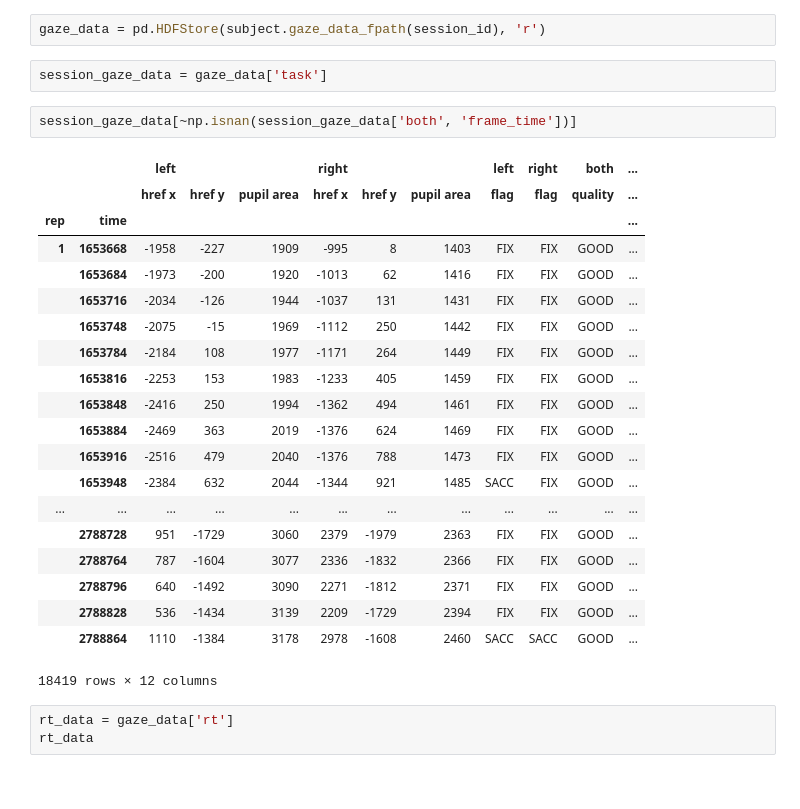
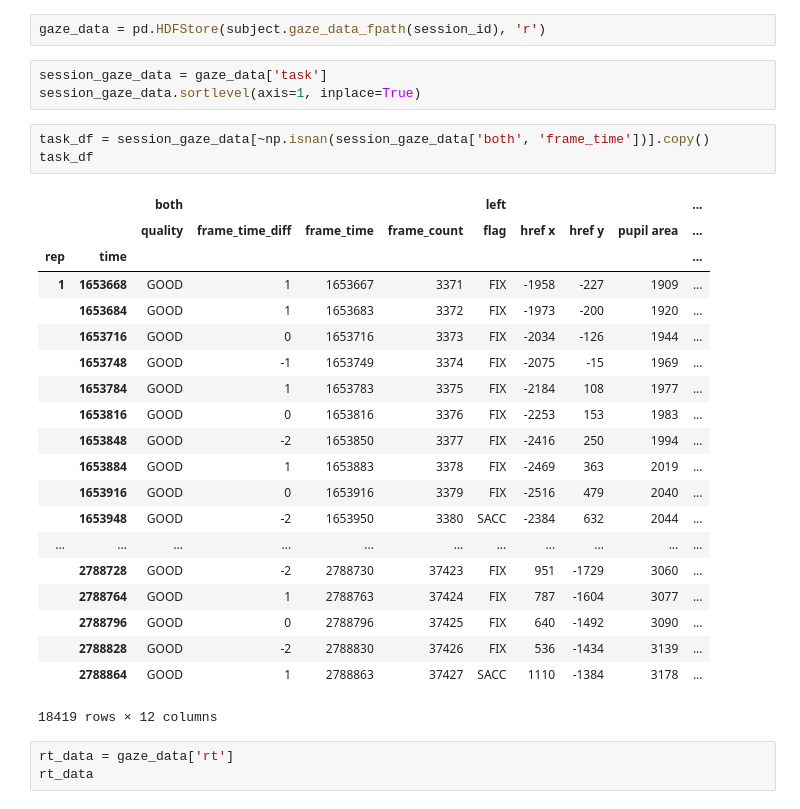
Before and after one commit to Berkeley-BORIS/BORIS_Code, a Jupyter notebook: parsed gaze data example.ipynb, the cells around one changed output. Cells and saved outputs as stored; diff of their text form.

Commit message:
Made gaze dfs properly lexsorted, still messing with plane fitting in a greater frameworks.

```diff
--- a/parsed gaze data example.ipynb
+++ b/parsed gaze data example.ipynb
@@ -14,28 +14,30 @@ subject = boris.BORISSubject(subj_id)
 gaze_data = pd.HDFStore(subject.gaze_data_fpath(session_id), 'r')
 # %%
 session_gaze_data = gaze_data['task']
+session_gaze_data.sortlevel(axis=1, inplace=True)
 # %%
-session_gaze_data[~np.isnan(session_gaze_data['both', 'frame_time'])]
+task_df = session_gaze_data[~np.isnan(session_gaze_data['both', 'frame_time'])].copy()
+task_df
 # %% [output]
-|  |  | left |  |  | right |  |  | left | right | both | ... |
-|  |  | href x | href y | pupil area | href x | href y | pupil area | flag | flag | quality | ... |
-| rep | time |  |  |  |  |  |  |  |  |  | ... |
-| 1 | 1653668 | -1958 | -227 | 1909 | -995 | 8 | 1403 | FIX | FIX | GOOD | ... |
-|  | 1653684 | -1973 | -200 | 1920 | -1013 | 62 | 1416 | FIX | FIX | GOOD | ... |
-|  | 1653716 | -2034 | -126 | 1944 | -1037 | 131 | 1431 | FIX | FIX | GOOD | ... |
-|  | 1653748 | -2075 | -15 | 1969 | -1112 | 250 | 1442 | FIX | FIX | GOOD | ... |
-|  | 1653784 | -2184 | 108 | 1977 | -1171 | 264 | 1449 | FIX | FIX | GOOD | ... |
-|  | 1653816 | -2253 | 153 | 1983 | -1233 | 405 | 1459 | FIX | FIX | GOOD | ... |
-|  | 1653848 | -2416 | 250 | 1994 | -1362 | 494 | 1461 | FIX | FIX | GOOD | ... |
-|  | 1653884 | -2469 | 363 | 2019 | -1376 | 624 | 1469 | FIX | FIX | GOOD | ... |
-|  | 1653916 | -2516 | 479 | 2040 | -1376 | 788 | 1473 | FIX | FIX | GOOD | ... |
-|  | 1653948 | -2384 | 632 | 2044 | -1344 | 921 | 1485 | SACC | FIX | GOOD | ... |
-| ... | ... | ... | ... | ... | ... | ... | ... | ... | ... | ... | ... |
-|  | 2788728 | 951 | -1729 | 3060 | 2379 | -1979 | 2363 | FIX | FIX | GOOD | ... |
-|  | 2788764 | 787 | -1604 | 3077 | 2336 | -1832 | 2366 | FIX | FIX | GOOD | ... |
-|  | 2788796 | 640 | -1492 | 3090 | 2271 | -1812 | 2371 | FIX | FIX | GOOD | ... |
-|  | 2788828 | 536 | -1434 | 3139 | 2209 | -1729 | 2394 | FIX | FIX | GOOD | ... |
-|  | 2788864 | 1110 | -1384 | 3178 | 2978 | -1608 | 2460 | SACC | SACC | GOOD | ... |
+|  |  | both |  |  |  | left |  |  |  | ... |
+|  |  | quality | frame_time_diff | frame_time | frame_count | flag | href x | href y | pupil area | ... |
+| rep | time |  |  |  |  |  |  |  |  | ... |
+| 1 | 1653668 | GOOD | 1 | 1653667 | 3371 | FIX | -1958 | -227 | 1909 | ... |
+|  | 1653684 | GOOD | 1 | 1653683 | 3372 | FIX | -1973 | -200 | 1920 | ... |
+|  | 1653716 | GOOD | 0 | 1653716 | 3373 | FIX | -2034 | -126 | 1944 | ... |
+|  | 1653748 | GOOD | -1 | 1653749 | 3374 | FIX | -2075 | -15 | 1969 | ... |
+|  | 1653784 | GOOD | 1 | 1653783 | 3375 | FIX | -2184 | 108 | 1977 | ... |
+|  | 1653816 | GOOD | 0 | 1653816 | 3376 | FIX | -2253 | 153 | 1983 | ... |
+|  | 1653848 | GOOD | -2 | 1653850 | 3377 | FIX | -2416 | 250 | 1994 | ... |
+|  | 1653884 | GOOD | 1 | 1653883 | 3378 | FIX | -2469 | 363 | 2019 | ... |
+|  | 1653916 | GOOD | 0 | 1653916 | 3379 | FIX | -2516 | 479 | 2040 | ... |
+|  | 1653948 | GOOD | -2 | 1653950 | 3380 | SACC | -2384 | 632 | 2044 | ... |
+| ... | ... | ... | ... | ... | ... | ... | ... | ... | ... | ... |
+|  | 2788728 | GOOD | -2 | 2788730 | 37423 | FIX | 951 | -1729 | 3060 | ... |
+|  | 2788764 | GOOD | 1 | 2788763 | 37424 | FIX | 787 | -1604 | 3077 | ... |
+|  | 2788796 | GOOD | 0 | 2788796 | 37425 | FIX | 640 | -1492 | 3090 | ... |
+|  | 2788828 | GOOD | -2 | 2788830 | 37426 | FIX | 536 | -1434 | 3139 | ... |
+|  | 2788864 | GOOD | 1 | 2788863 | 37427 | SACC | 1110 | -1384 | 3178 | ... |
 18419 rows × 12 columns
 # %%
 rt_data = gaze_data['rt']
```
Also changed, not shown: parts of 22 cells of this notebook, 4 other files.
